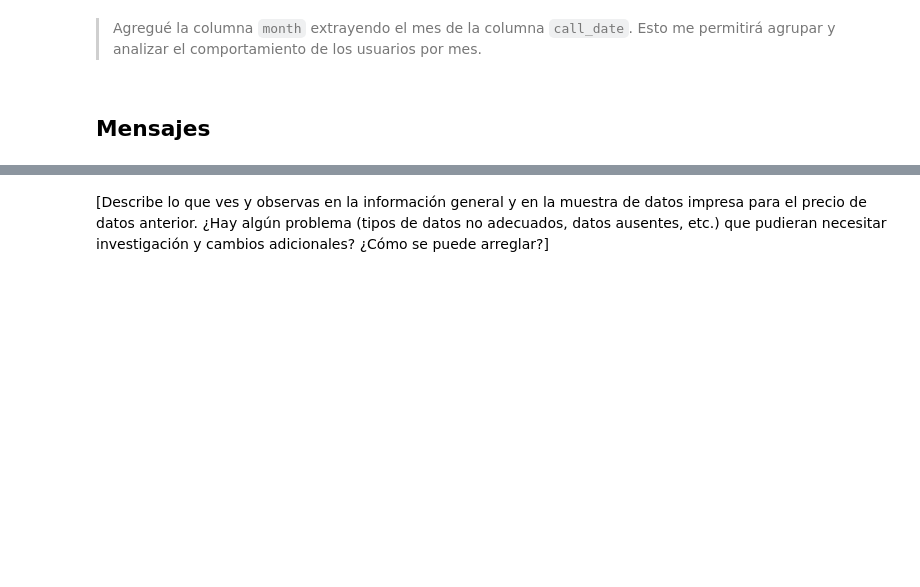
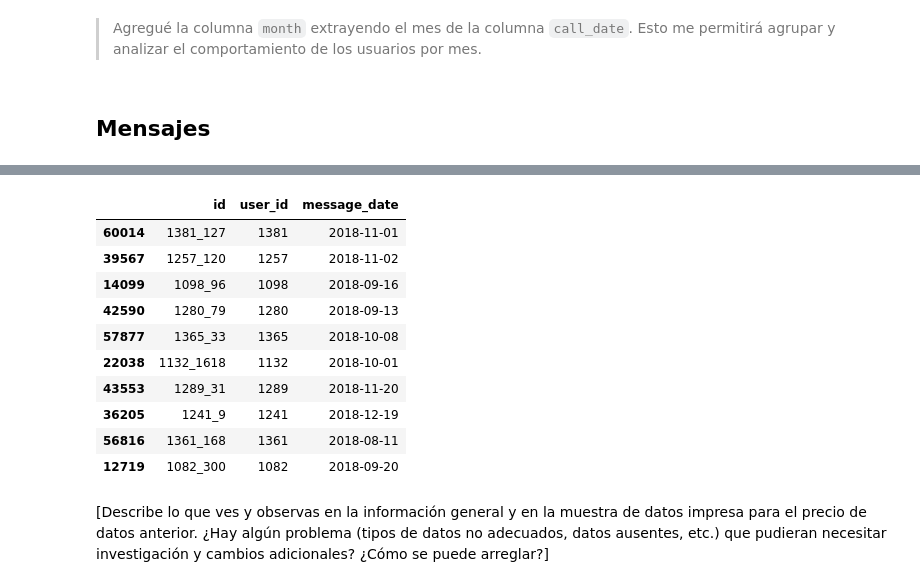
Before and after one commit to Davichobacter/data_science_tt, a Jupyter notebook: notebook.ipynb, the cells around one changed output, grey strips where cells are left out. Drawn from its saved outputs; the diff is of its cells as text; code cells hidden in the pictures; blank space fills up the shorter version.

```diff
--- a/notebook.ipynb
+++ b/notebook.ipynb
@@ -331,4 +344,18 @@ calls_df.sample(5)
 # %%
 # Imprime una muestra de datos para los mensajes
+
+messages_df.sample(10)
+# %% [output]
+|  | id | user_id | message_date |
+| 60014 | 1381_127 | 1381 | 2018-11-01 |
+| 39567 | 1257_120 | 1257 | 2018-11-02 |
+| 14099 | 1098_96 | 1098 | 2018-09-16 |
+| 42590 | 1280_79 | 1280 | 2018-09-13 |
+| 57877 | 1365_33 | 1365 | 2018-10-08 |
+| 22038 | 1132_1618 | 1132 | 2018-10-01 |
+| 43553 | 1289_31 | 1289 | 2018-11-20 |
+| 36205 | 1241_9 | 1241 | 2018-12-19 |
+| 56816 | 1361_168 | 1361 | 2018-08-11 |
+| 12719 | 1082_300 | 1082 | 2018-09-20 |
 # %% [markdown]
 [Describe lo que ves y observas en la información general y en la muestra de datos impresa para el precio de datos anterior. ¿Hay algún problema (tipos de datos no adecuados, datos ausentes, etc.) que pudieran necesitar investigación y cambios adicionales? ¿Cómo se puede arreglar?]
```
Also changed, not shown: parts of 9 cells of this notebook.
